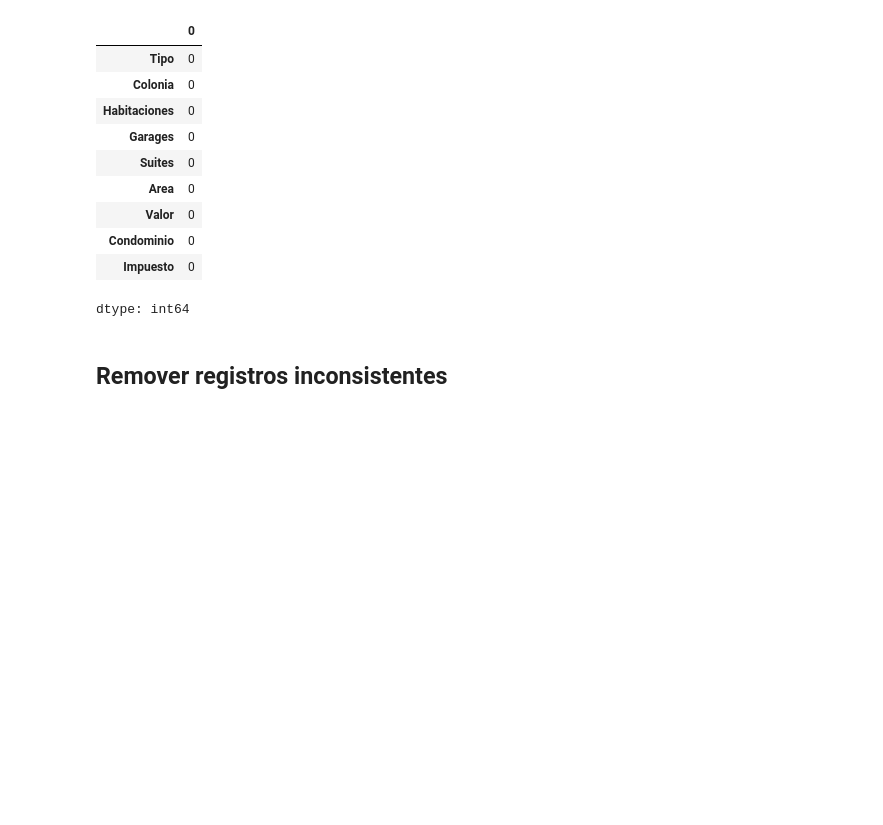
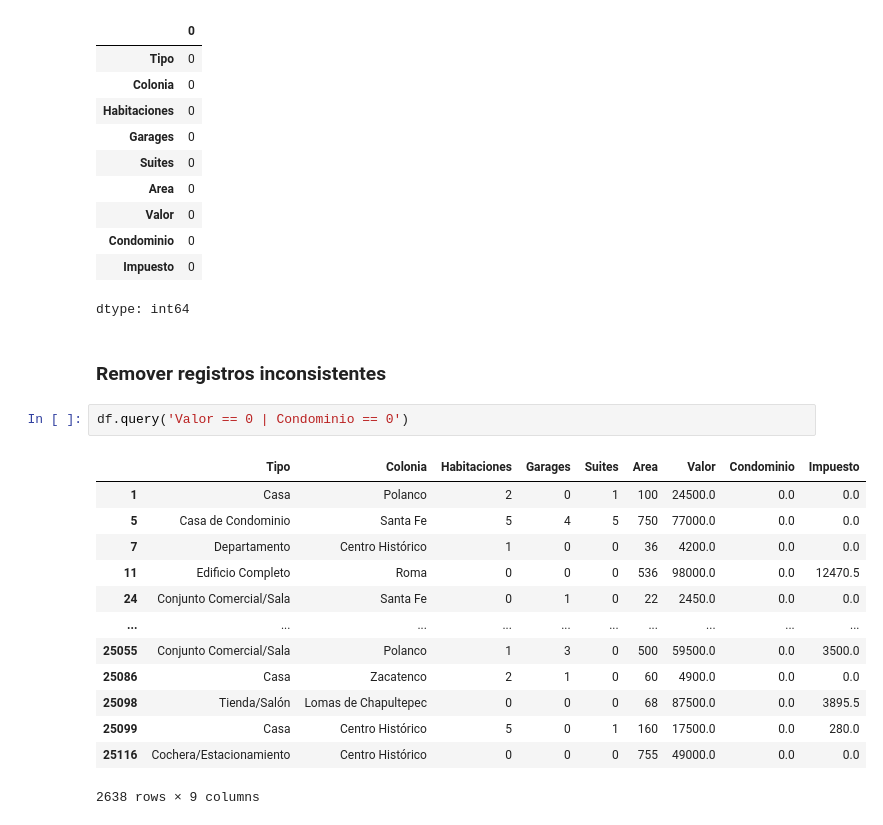
Before and after one commit to Starred21/protafolioA, a Jupyter notebook: inmoviliaria.ipynb, the cells around one changed output. Saved outputs shown, nothing was run; the diff lists cells and outputs as text; blank space fills up the shorter version.

```diff
--- a/inmoviliaria.ipynb
+++ b/inmoviliaria.ipynb
@@ -203,4 +203,20 @@ df.isnull().sum()
 | Impuesto | 0 |
 dtype: int64
 # %% [markdown]
-## Remover registros inconsistentes
+### Remover registros inconsistentes
+# %%
+df.query('Valor == 0 | Condominio == 0')
+# %% [output]
+|  | Tipo | Colonia | Habitaciones | Garages | Suites | Area | Valor | Condominio | Impuesto |
+| 1 | Casa | Polanco | 2 | 0 | 1 | 100 | 24500.0 | 0.0 | 0.0 |
+| 5 | Casa de Condominio | Santa Fe | 5 | 4 | 5 | 750 | 77000.0 | 0.0 | 0.0 |
+| 7 | Departamento | Centro Histórico | 1 | 0 | 0 | 36 | 4200.0 | 0.0 | 0.0 |
+| 11 | Edificio Completo | Roma | 0 | 0 | 0 | 536 | 98000.0 | 0.0 | 12470.5 |
+| 24 | Conjunto Comercial/Sala | Santa Fe | 0 | 1 | 0 | 22 | 2450.0 | 0.0 | 0.0 |
+| ... | ... | ... | ... | ... | ... | ... | ... | ... | ... |
+| 25055 | Conjunto Comercial/Sala | Polanco | 1 | 3 | 0 | 500 | 59500.0 | 0.0 | 3500.0 |
+| 25086 | Casa | Zacatenco | 2 | 1 | 0 | 60 | 4900.0 | 0.0 | 0.0 |
+| 25098 | Tienda/Salón | Lomas de Chapultepec | 0 | 0 | 0 | 68 | 87500.0 | 0.0 | 3895.5 |
+| 25099 | Casa | Centro Histórico | 5 | 0 | 1 | 160 | 17500.0 | 0.0 | 280.0 |
+| 25116 | Cochera/Estacionamiento | Centro Histórico | 0 | 0 | 0 | 755 | 49000.0 | 0.0 | 0.0 |
+2638 rows × 9 columns
```
Also changed, not shown: parts of 22 cells of this notebook.
